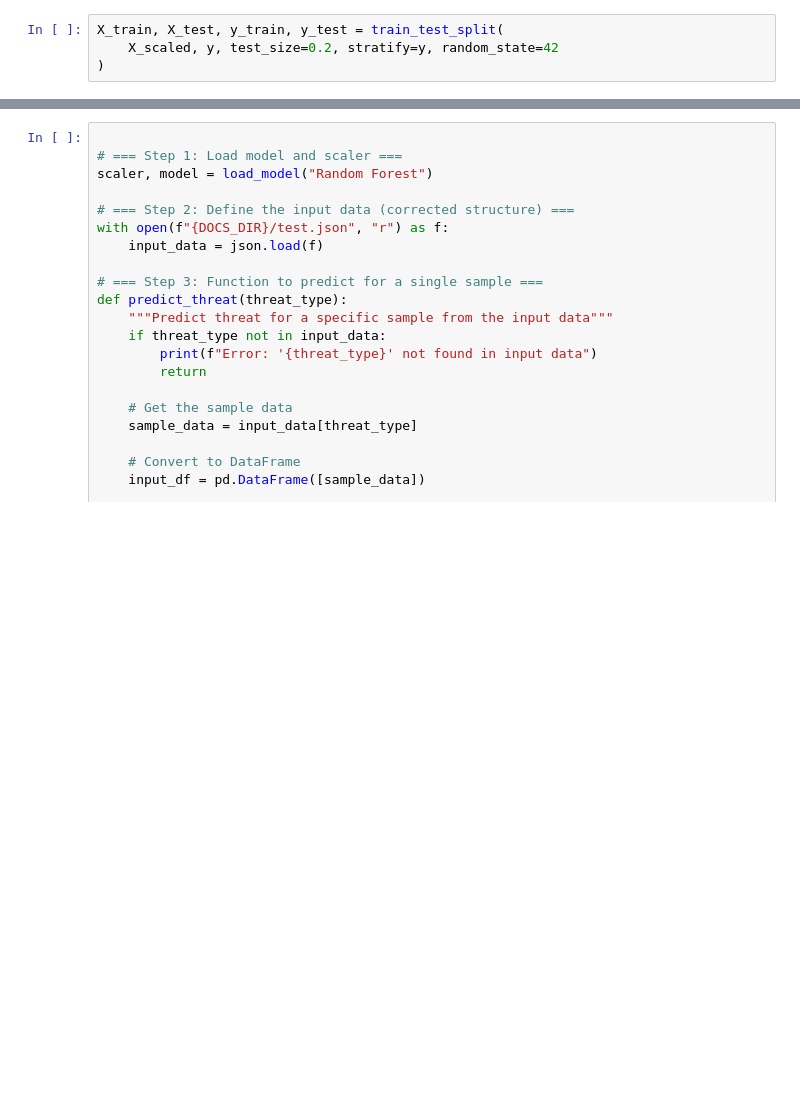
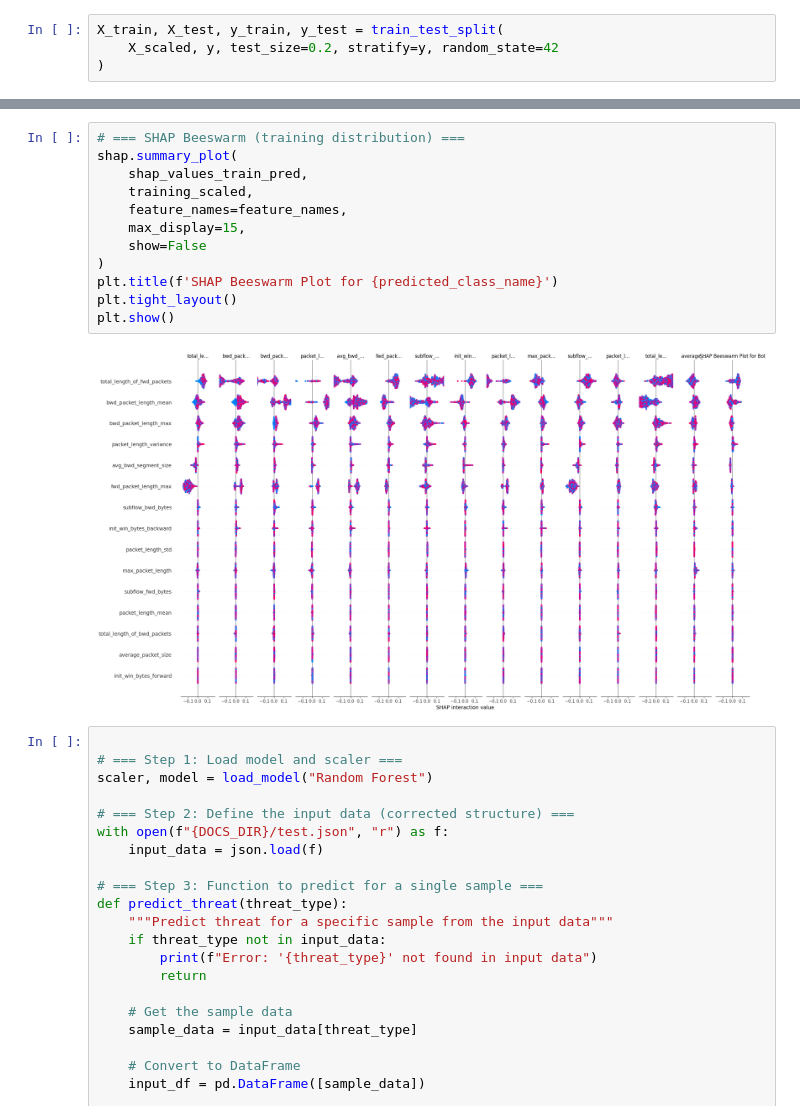
Before and after one commit to thenandansrinivas/XAINIDS, a Jupyter notebook: cicids/models.ipynb, the cells around one changed output, grey strips where cells are left out. Cells and saved outputs as stored; diff of their text form; blank space fills up the shorter version.

```diff
--- a/cicids/models.ipynb
+++ b/cicids/models.ipynb
@@ -323,3 +516,17 @@ Class Probabilities: [0. 0. 0. 0. 1. 0. 0. 0. 0. 0. 0. 0. 0. 0. 0.]
+# %%
+# === SHAP Beeswarm (training distribution) ===
+shap.summary_plot(
+    shap_values_train_pred,
+    training_scaled,
+    feature_names=feature_names,
+    max_display=15,
+    show=False
+)
+plt.title(f'SHAP Beeswarm Plot for {predicted_class_name}')
+plt.tight_layout()
+plt.show()
+# %% [output]
+[figure, added]
 # %%
 
 # === Step 1: Load model and scaler ===
```
Also changed, not shown: parts of 11 cells of this notebook, 4 other files.
